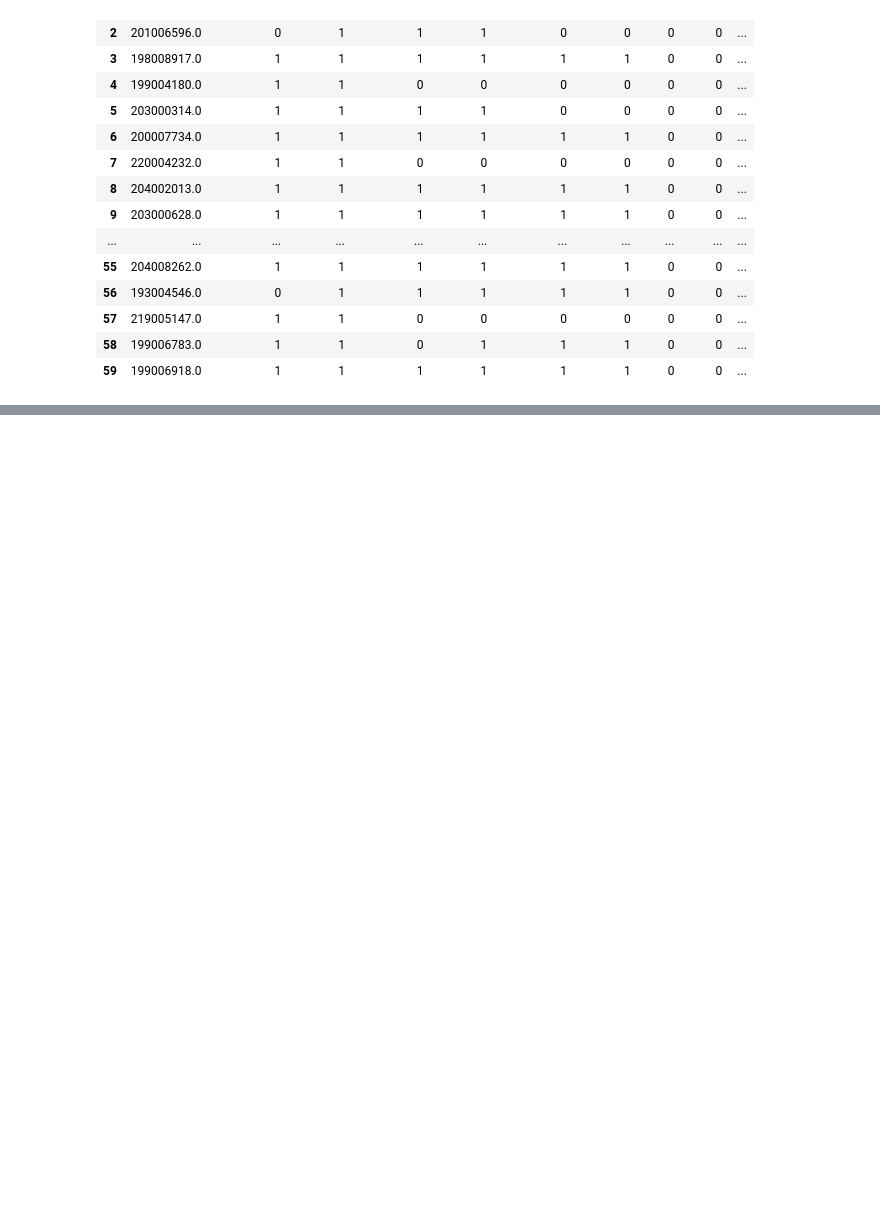
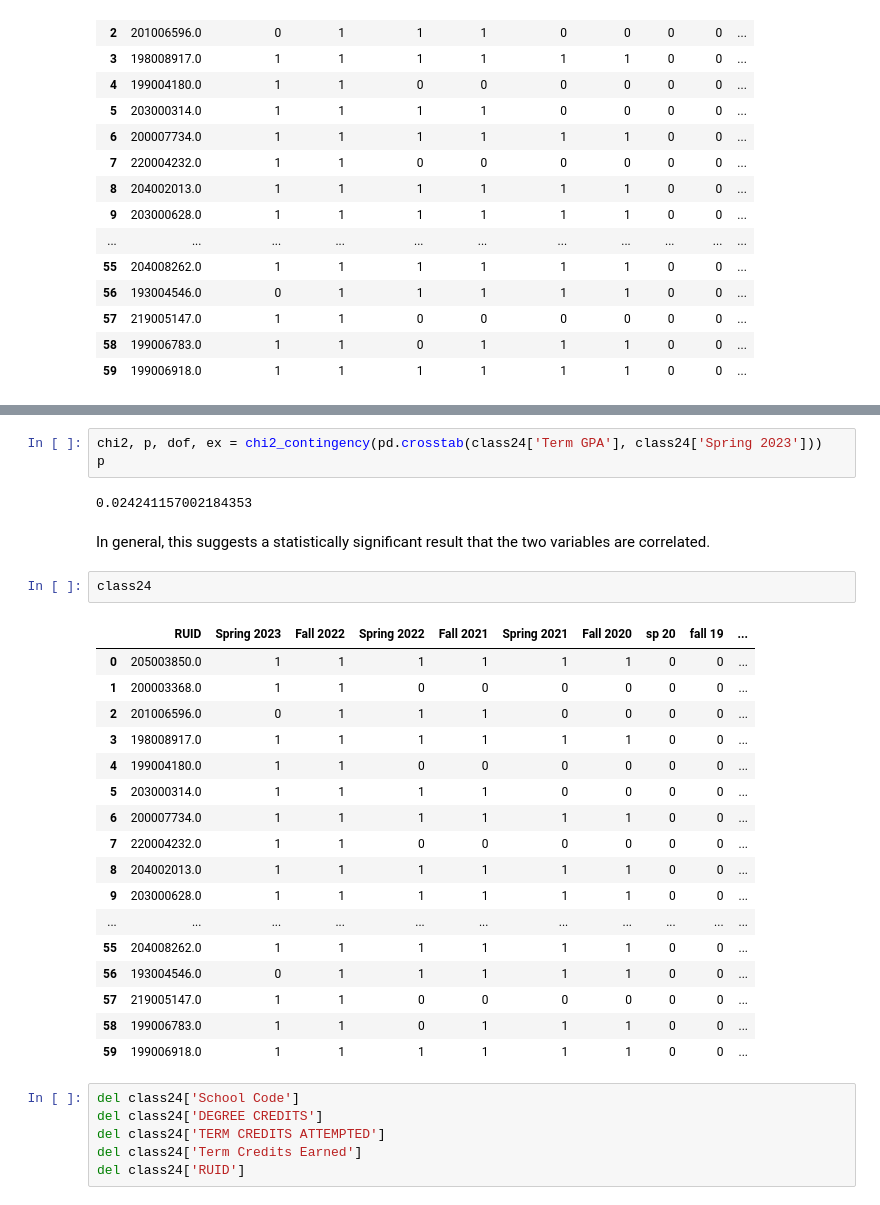
Before and after one commit to BrianKEverett/County-Line, a Jupyter notebook: C24_Review.ipynb, the cells around one changed output, grey strips where cells are left out. Saved outputs shown, nothing was run; the diff lists cells and outputs as text; blank space fills up the shorter version.

```diff
--- a/C24_Review.ipynb
+++ b/C24_Review.ipynb
@@ -183,0 +237,33 @@ class24
+# %%
+chi2, p, dof, ex = chi2_contingency(pd.crosstab(class24['Term GPA'], class24['Spring 2023']))
+p
+# %% [output]
+0.024241157002184353
+# %% [markdown]
+In general, this suggests a statistically significant result that the two variables are correlated.
+# %%
+class24
+# %% [output]
+|  | RUID | Spring 2023 | Fall 2022 | Spring 2022 | Fall 2021 | Spring 2021 | Fall 2020 | sp 20 | fall 19 | ... |
+| 0 | 205003850.0 | 1 | 1 | 1 | 1 | 1 | 1 | 0 | 0 | ... |
+| 1 | 200003368.0 | 1 | 1 | 0 | 0 | 0 | 0 | 0 | 0 | ... |
+| 2 | 201006596.0 | 0 | 1 | 1 | 1 | 0 | 0 | 0 | 0 | ... |
+| 3 | 198008917.0 | 1 | 1 | 1 | 1 | 1 | 1 | 0 | 0 | ... |
+| 4 | 199004180.0 | 1 | 1 | 0 | 0 | 0 | 0 | 0 | 0 | ... |
+| 5 | 203000314.0 | 1 | 1 | 1 | 1 | 0 | 0 | 0 | 0 | ... |
+| 6 | 200007734.0 | 1 | 1 | 1 | 1 | 1 | 1 | 0 | 0 | ... |
+| 7 | 220004232.0 | 1 | 1 | 0 | 0 | 0 | 0 | 0 | 0 | ... |
+| 8 | 204002013.0 | 1 | 1 | 1 | 1 | 1 | 1 | 0 | 0 | ... |
+| 9 | 203000628.0 | 1 | 1 | 1 | 1 | 1 | 1 | 0 | 0 | ... |
+| ... | ... | ... | ... | ... | ... | ... | ... | ... | ... | ... |
+| 55 | 204008262.0 | 1 | 1 | 1 | 1 | 1 | 1 | 0 | 0 | ... |
+| 56 | 193004546.0 | 0 | 1 | 1 | 1 | 1 | 1 | 0 | 0 | ... |
+| 57 | 219005147.0 | 1 | 1 | 0 | 0 | 0 | 0 | 0 | 0 | ... |
+| 58 | 199006783.0 | 1 | 1 | 0 | 1 | 1 | 1 | 0 | 0 | ... |
+| 59 | 199006918.0 | 1 | 1 | 1 | 1 | 1 | 1 | 0 | 0 | ... |
+# %%
+del class24['School Code']
+del class24['DEGREE CREDITS']
+del class24['TERM CREDITS ATTEMPTED']
+del class24['Term Credits Earned']
+del class24['RUID']
```
Also changed, not shown: parts of 8 cells of this notebook.
